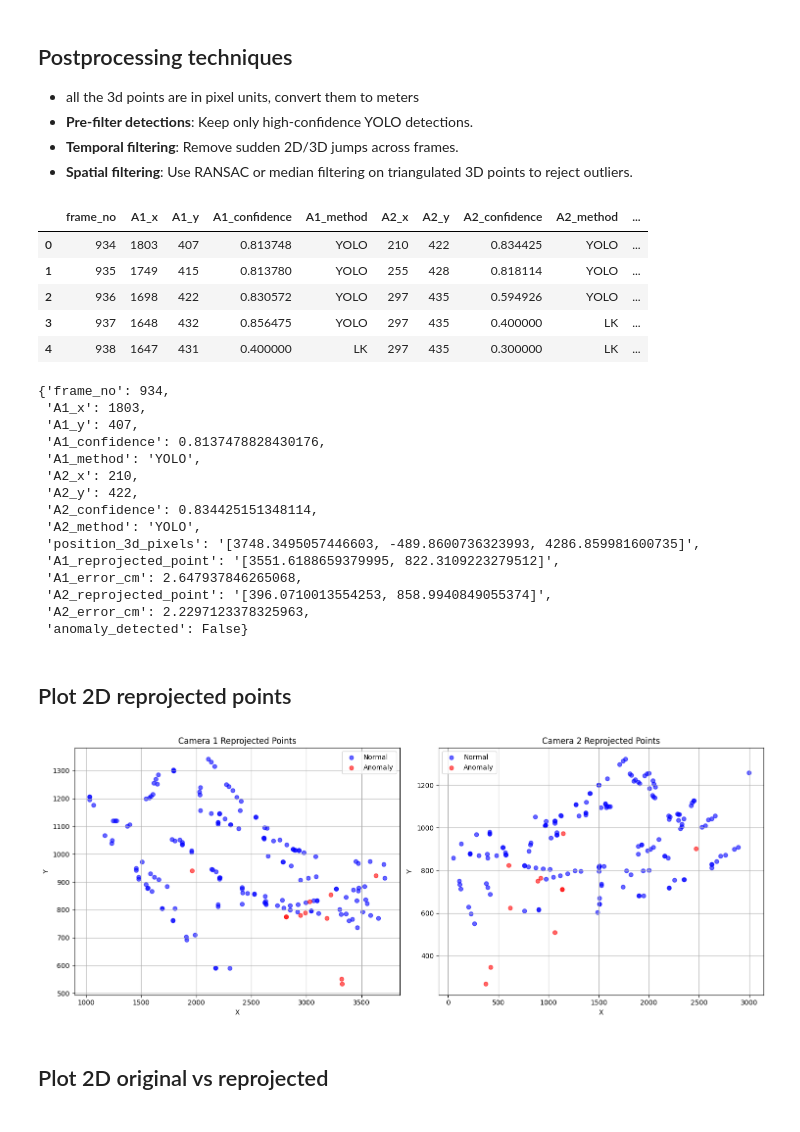
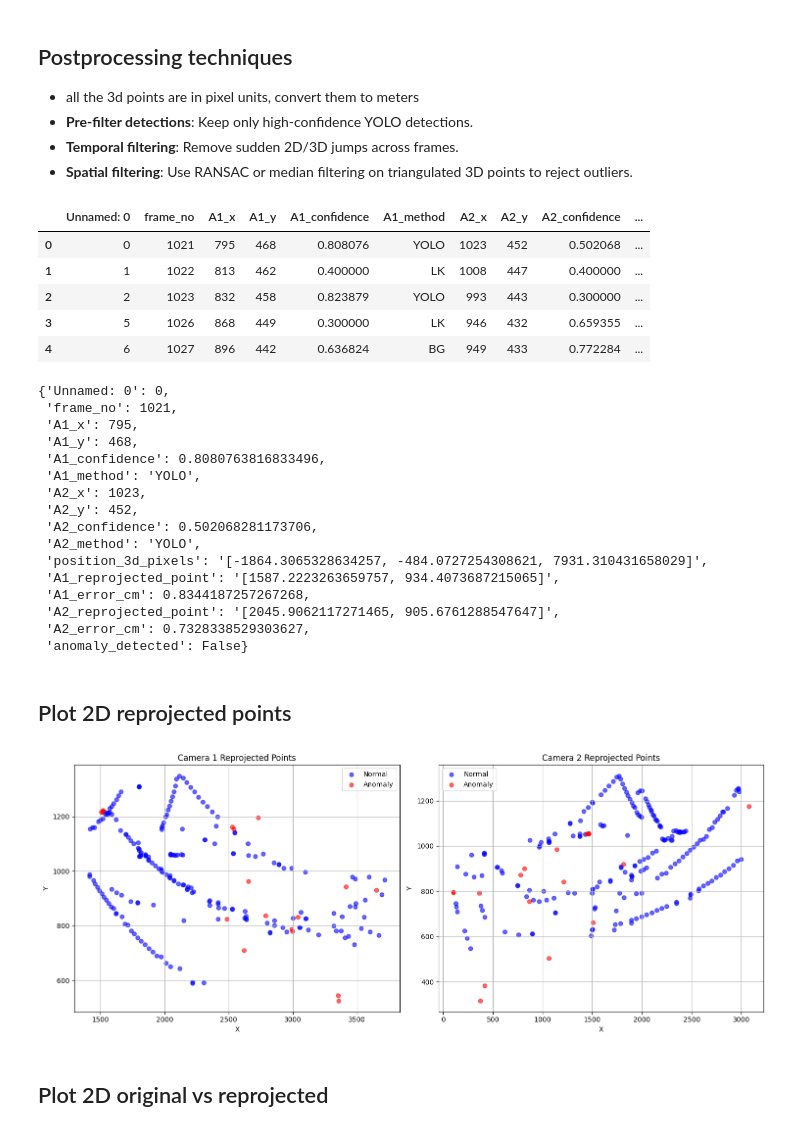
Before and after one commit to damianstone/cv-calibration-triangulation, a Jupyter notebook: notebooks/postprocessing.ipynb, the cells around one changed output. Cells and saved outputs as stored; diff of their text form; code cells hidden in the pictures.

```diff
--- a/notebooks/postprocessing.ipynb
+++ b/notebooks/postprocessing.ipynb
@@ -28,35 +28,36 @@ def find_project_root(marker=".gitignore"):
 
 root = find_project_root()
 # %%
-triangulation_results_path = f"{root}/data/stereo_detections_triangulated.csv"
+triangulation_results_path = f"{root}/data/stereo_A_detections_triangulated.csv"
 triangulation_results = pd.read_csv(triangulation_results_path)
 triangulation_results.sort_values(by='frame_no', inplace=True)
 triangulation_results.head()
 # %% [output]
-|  | frame_no | A1_x | A1_y | A1_confidence | A1_method | A2_x | A2_y | A2_confidence | A2_method | ... |
-| 0 | 934 | 1803 | 407 | 0.813748 | YOLO | 210 | 422 | 0.834425 | YOLO | ... |
-| 1 | 935 | 1749 | 415 | 0.813780 | YOLO | 255 | 428 | 0.818114 | YOLO | ... |
-| 2 | 936 | 1698 | 422 | 0.830572 | YOLO | 297 | 435 | 0.594926 | YOLO | ... |
-| 3 | 937 | 1648 | 432 | 0.856475 | YOLO | 297 | 435 | 0.400000 | LK | ... |
-| 4 | 938 | 1647 | 431 | 0.400000 | LK | 297 | 435 | 0.300000 | LK | ... |
+|  | Unnamed: 0 | frame_no | A1_x | A1_y | A1_confidence | A1_method | A2_x | A2_y | A2_confidence | ... |
+| 0 | 0 | 1021 | 795 | 468 | 0.808076 | YOLO | 1023 | 452 | 0.502068 | ... |
+| 1 | 1 | 1022 | 813 | 462 | 0.400000 | LK | 1008 | 447 | 0.400000 | ... |
+| 2 | 2 | 1023 | 832 | 458 | 0.823879 | YOLO | 993 | 443 | 0.300000 | ... |
+| 3 | 5 | 1026 | 868 | 449 | 0.300000 | LK | 946 | 432 | 0.659355 | ... |
+| 4 | 6 | 1027 | 896 | 442 | 0.636824 | BG | 949 | 433 | 0.772284 | ... |
 # %%
 first = triangulation_results.iloc[0]
 first.to_dict()
 # %% [output]
-{'frame_no': 934,
- 'A1_x': 1803,
- 'A1_y': 407,
- 'A1_confidence': 0.8137478828430176,
+{'Unnamed: 0': 0,
+ 'frame_no': 1021,
+ 'A1_x': 795,
+ 'A1_y': 468,
+ 'A1_confidence': 0.8080763816833496,
  'A1_method': 'YOLO',
- 'A2_x': 210,
- 'A2_y': 422,
- 'A2_confidence': 0.834425151348114,
+ 'A2_x': 1023,
+ 'A2_y': 452,
+ 'A2_confidence': 0.502068281173706,
  'A2_method': 'YOLO',
- 'position_3d_pixels': '[3748.3495057446603, -489.8600736323993, 4286.859981600735]',
- 'A1_reprojected_point': '[3551.6188659379995, 822.3109223279512]',
- 'A1_error_cm': 2.647937846265068,
- 'A2_reprojected_point': '[396.0710013554253, 858.9940849055374]',
- 'A2_error_cm': 2.2297123378325963,
+ 'position_3d_pixels': '[-1864.3065328634257, -484.0727254308621, 7931.310431658029]',
+ 'A1_reprojected_point': '[1587.2223263659757, 934.4073687215065]',
+ 'A1_error_cm': 0.8344187257267268,
+ 'A2_reprojected_point': '[2045.9062117271465, 905.6761288547647]',
+ 'A2_error_cm': 0.7328338529303627,
  'anomaly_detected': False}
 # %% [markdown]
 ## Plot 2D reprojected points
@@ -92,7 +93,7 @@ def plot_2d_reprojected_points(triangulation_results):
 
 plot_2d_reprojected_points(triangulation_results)
 # %% [output]
-[figure, old version]
+[figure, new version]
 # %% [markdown]
 ## Plot 2D original vs reprojected
 # %%
```
Also changed, not shown: parts of 6 cells of this notebook, 44 other files.
